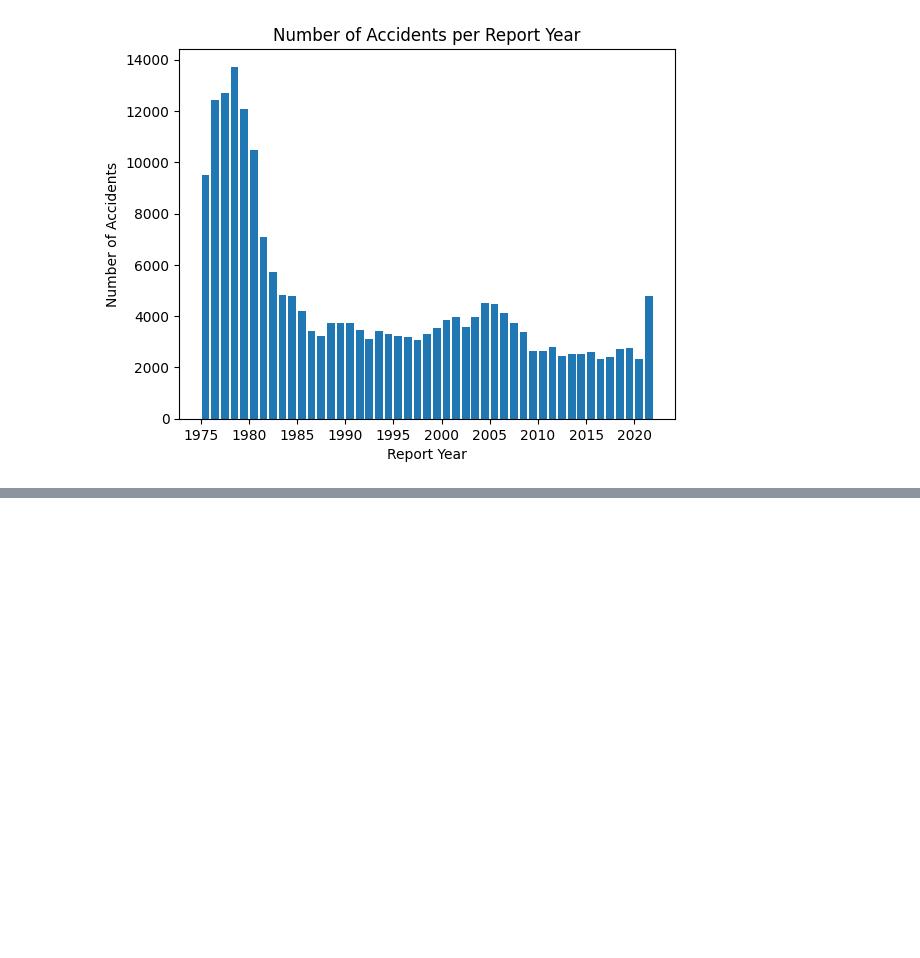
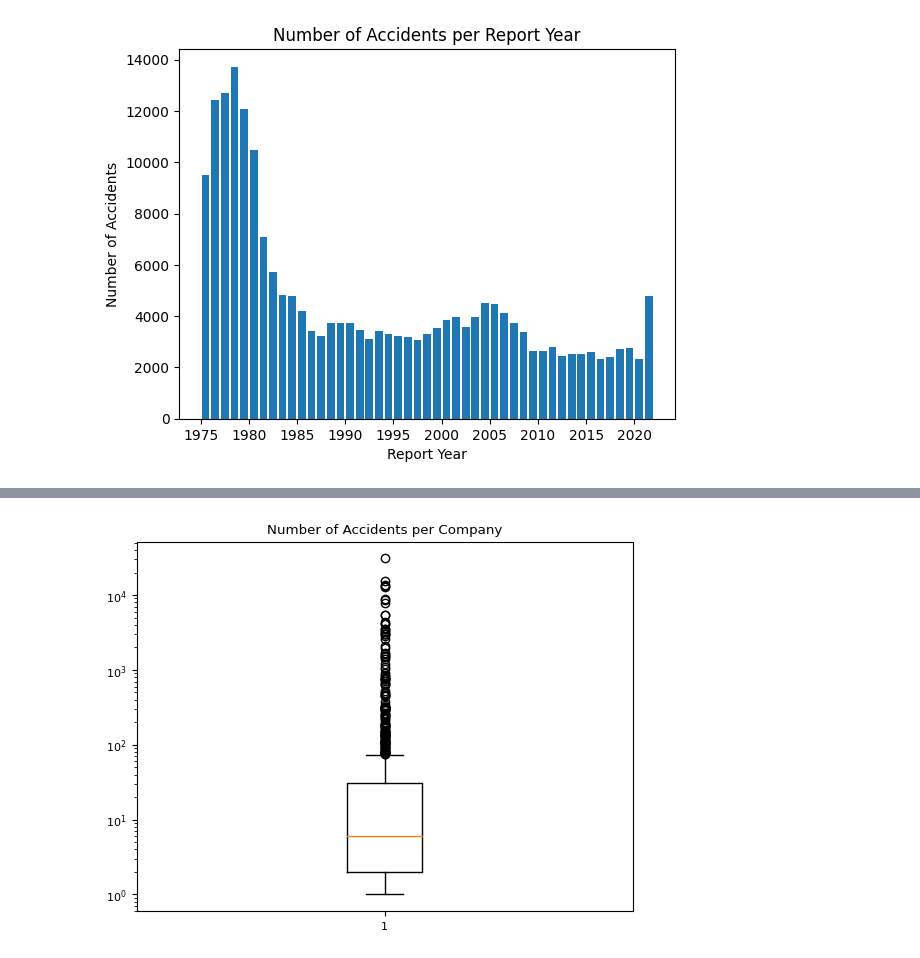
Before and after one commit to ndahlinuvm/Train-Derailment-287Project, a Jupyter notebook: vis.ipynb, the cells around one changed output, grey strips where cells are left out. Saved outputs shown, nothing was run; the diff lists cells and outputs as text; code cells hidden in the pictures; blank space fills up the shorter version.

```diff
--- a/vis.ipynb
+++ b/vis.ipynb
@@ -33,0 +47,11 @@ plt.show()
+# %%
+# box and whisker plot of accidents per company
+# make  alpha = 0.5
+companies = data['Reporting Railroad Name'].value_counts()
+plt.boxplot(companies)
+plt.title('Number of Accidents per Company')
+# log scale
+plt.yscale('log')
+plt.show()
+# %% [output]
+[figure, added]
```
Also changed, not shown: parts of 1 cell of this notebook.
